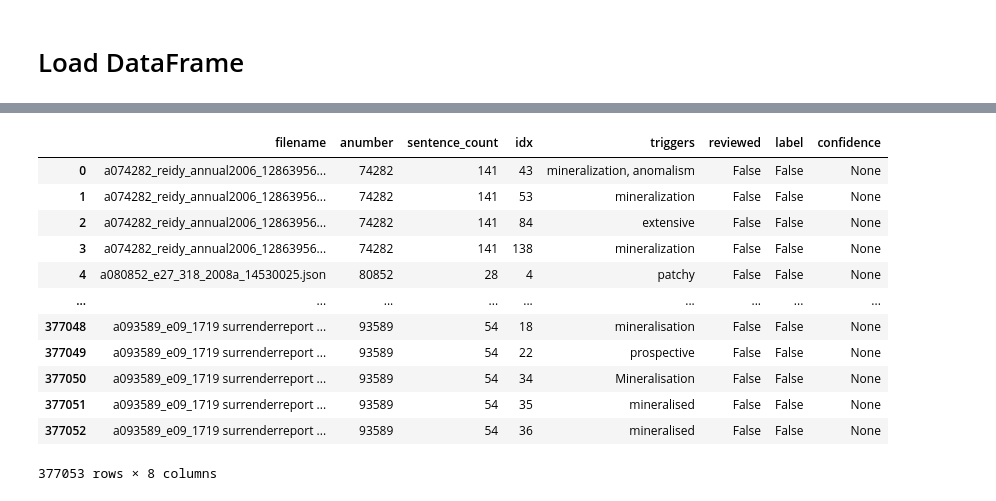
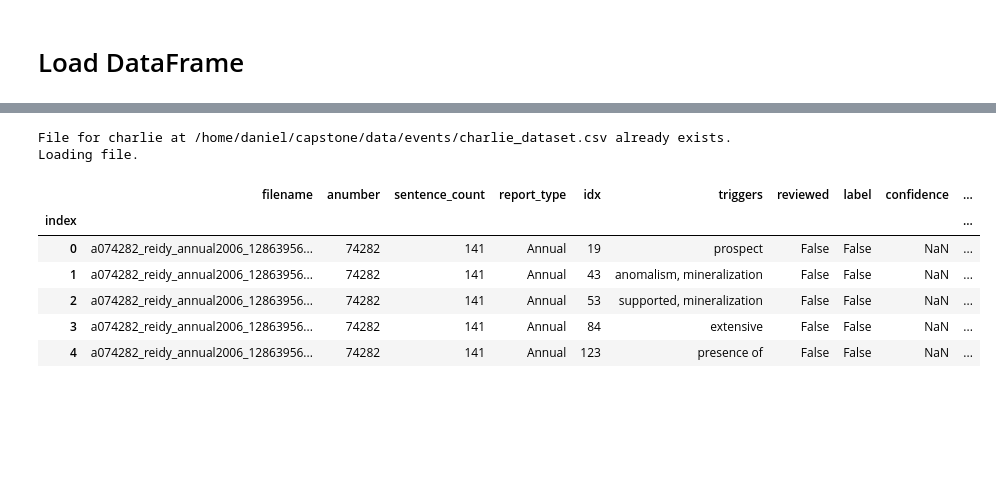
Before and after one commit to tanghyd/capstone, a Jupyter notebook: sentence_labeller.ipynb, the cells around one changed output, grey strips where cells are left out. Drawn from its saved outputs; the diff is of its cells as text; code cells hidden in the pictures; blank space fills up the shorter version.

```diff
--- a/sentence_labeller.ipynb
+++ b/sentence_labeller.ipynb
@@ -51,37 +86,39 @@ from pipeline.preprocessing.processing import load_triggers, load_json
 # %%
-capstone_files, files = get_report_data(count_sentences=True, return_files=True)
-#file_triggers = match_triggers(files, return_json=False, triggers_from_labelling=False, save_json=True)
-file_triggers = triggers_json_to_df(load_json('data/sample_triggers.json'))
+# specify labellers
+users = ('daniel','charlie')
+dataset = {}
 
-# create source labelling dataset
-source = capstone_files.merge(file_triggers, on='filename')
+### SPECIFY USER ###
+user = 'charlie'
 
-# specify labellers
-users = ('daniel',)
+# get data from path given user
+from pathlib import Path
+base_path = Path('.')
+labelled_path = base_path / 'data' / 'events' / f'{user}_dataset.csv'
 
-# create a dataset for each labeller based off the source data
-dataset = {user : pd.DataFrame.from_dict(
-    dict(
-        source.to_dict(),
-        **{'reviewed': {idx: False for idx in range(len(source))}},
-        **{'label': {idx: False for idx in range(len(source))}},
-        **{'confidence': {idx: None for idx in range(len(source))}}
-    )) for user in tqdm(users, desc='Preparing labelling data')}
+for usr in users:
+    if usr==user:
+        if os.path.isfile(labelled_path):
+            print(f'File for {user} at {labelled_path.resolve()} already exists. Loading file.')
+            dataset[user] = pd.read_csv(labelled_path, index_col=0)
+        else:
+            print(f'Creating new dataset for {user}.')
+            # create a dataset for each labeller based off the source data
+            dataset[user] = pd.DataFrame.from_dict(dict(
+                    source.to_dict(),
+                    **{'reviewed': {idx: False for idx in range(len(source))}},
+                    **{'label': {idx: False for idx in range(len(source))}},
+                    **{'confidence': {idx: None for idx in range(len(source))}},
+                    **{'lower_bound': {idx: 0 for idx in range(len(source))}},
+                    **{'upper_bound': {idx: 0 for idx in range(len(source))}}))
 
-user = 'daniel'
+dataset[user].head()
+# %% [output]
+File for charlie at /home/daniel/capstone/data/events/charlie_dataset.csv already exists. Loading file.
+|  | filename | anumber | sentence_count | report_type | idx | triggers | reviewed | label | confidence | ... |
+| index |  |  |  |  |  |  |  |  |  | ... |
+| 0 | a074282_reidy_annual2006_12863956... | 74282 | 141 | Annual | 19 | prospect | False | False | NaN | ... |
+| 1 | a074282_reidy_annual2006_12863956... | 74282 | 141 | Annual | 43 | anomalism, mineralization | False | False | NaN | ... |
+| 2 | a074282_reidy_annual2006_12863956... | 74282 | 141 | Annual | 53 | supported, mineralization | False | False | NaN | ... |
+| 3 | a074282_reidy_annual2006_12863956... | 74282 | 141 | Annual | 84 | extensive | False | False | NaN | ... |
+| 4 | a074282_reidy_annual2006_12863956... | 74282 | 141 | Annual | 123 | presence of | False | False | NaN | ... |
-# %%
-dataset[user]
-# %% [output]
-|  | filename | anumber | sentence_count | idx | triggers | reviewed | label | confidence |
-| 0 | a074282_reidy_annual2006_12863956... | 74282 | 141 | 43 | mineralization, anomalism | False | False | None |
-| 1 | a074282_reidy_annual2006_12863956... | 74282 | 141 | 53 | mineralization | False | False | None |
-| 2 | a074282_reidy_annual2006_12863956... | 74282 | 141 | 84 | extensive | False | False | None |
-| 3 | a074282_reidy_annual2006_12863956... | 74282 | 141 | 138 | mineralization | False | False | None |
-| 4 | a080852_e27_318_2008a_14530025.json | 80852 | 28 | 4 | patchy | False | False | None |
-| ... | ... | ... | ... | ... | ... | ... | ... | ... |
-| 377048 | a093589_e09_1719 surrenderreport ... | 93589 | 54 | 18 | mineralisation | False | False | None |
-| 377049 | a093589_e09_1719 surrenderreport ... | 93589 | 54 | 22 | prospective | False | False | None |
-| 377050 | a093589_e09_1719 surrenderreport ... | 93589 | 54 | 34 | Mineralisation | False | False | None |
-| 377051 | a093589_e09_1719 surrenderreport ... | 93589 | 54 | 35 | mineralised | False | False | None |
-| 377052 | a093589_e09_1719 surrenderreport ... | 93589 | 54 | 36 | mineralised | False | False | None |
-377053 rows × 8 columns
```
Also changed, not shown: parts of 18 cells of this notebook, 9 other files.
